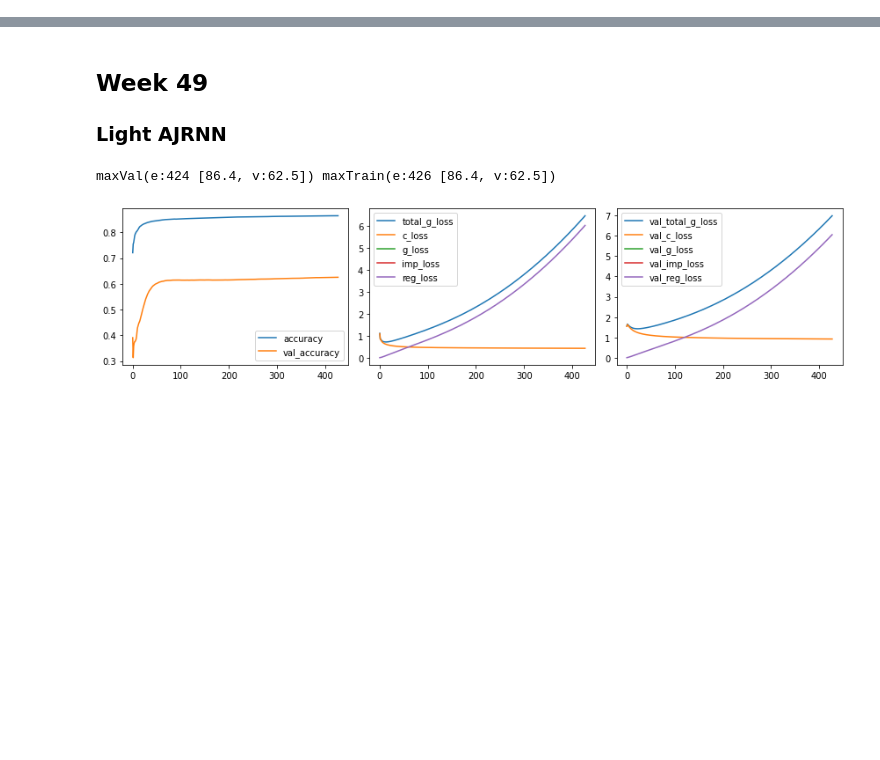
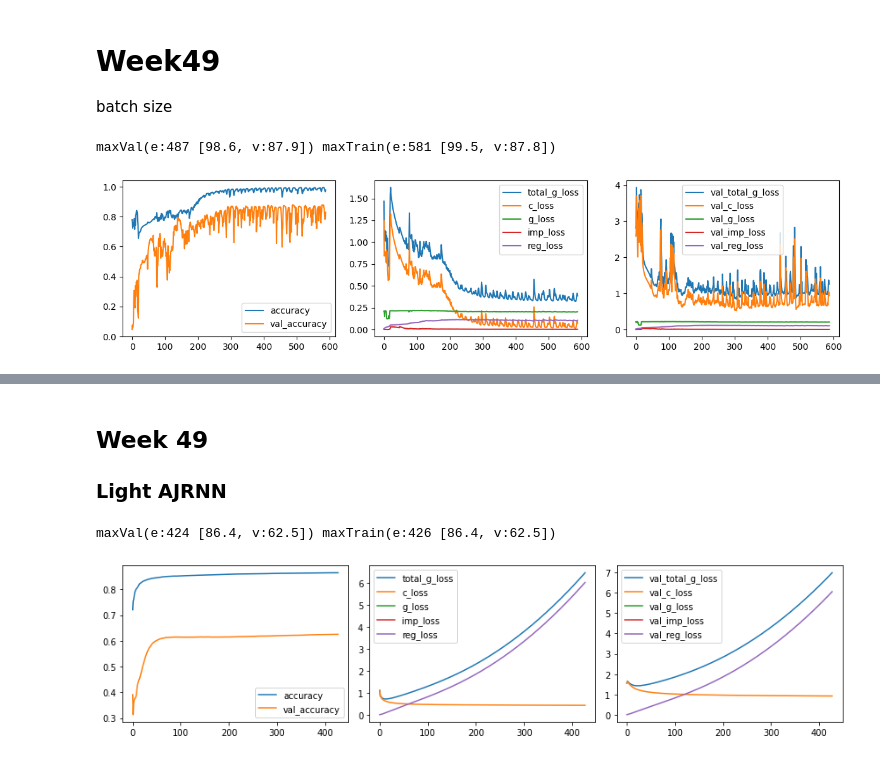
Before and after one commit to dnldsht/AJ-RNN, a Jupyter notebook: res.ipynb, the cells around one changed output, grey strips where cells are left out. Drawn from its saved outputs; the diff is of its cells as text; code cells hidden in the pictures; blank space fills up the shorter version.

```diff
--- a/res.ipynb
+++ b/res.ipynb
@@ -67,3 +67,11 @@ def plot_all(metrics):
     plt.tight_layout()
     print_overview(metrics)
     return plt.show()
+# %% [markdown]
+# Week49
+batch size
+# %%
+plot_all(get_metrics('results/week49/GRU128-G1-LR3-BS256-REG-DROP/-seed196')) # sophia
+# %% [output]
+maxVal(e:487 [98.6, v:87.9]) maxTrain(e:581 [99.5, v:87.8])
+[figure, added]
```
Also changed, not shown: parts of 7 cells of this notebook, 1 other file.
